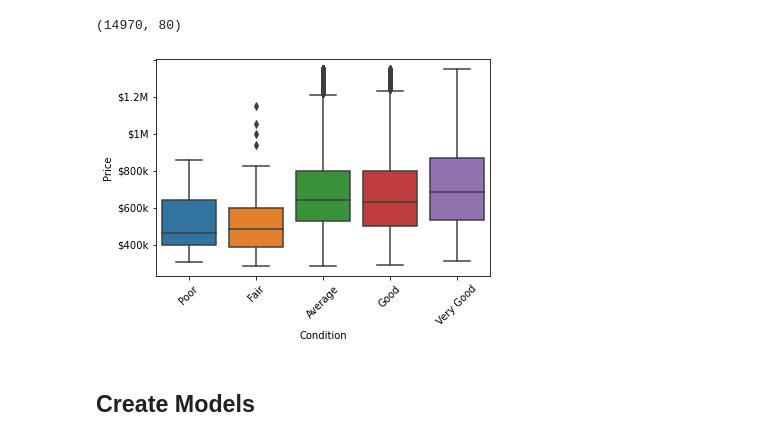
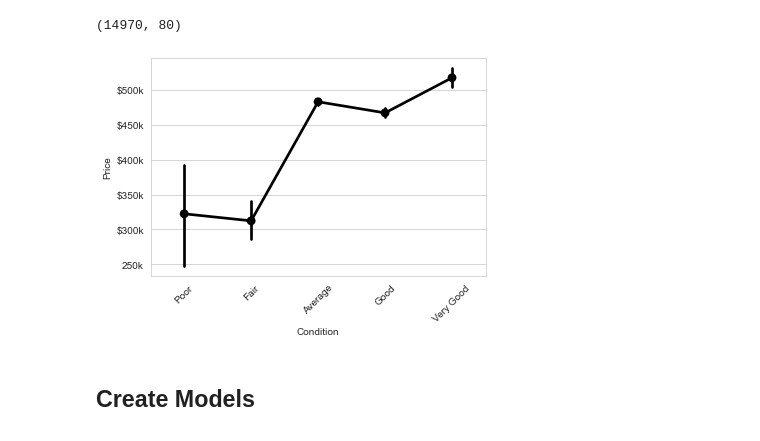
Before and after one commit to baget246/dsc-phase-2-project-v2-3, a Jupyter notebook: final.ipynb, the cells around one changed output. Saved outputs shown, nothing was run; the diff lists cells and outputs as text; code cells hidden in the pictures.

Commit message:
added point plot

```diff
--- a/final.ipynb
+++ b/final.ipynb
@@ -134,16 +134,17 @@ outlier_dropped_df.shape
 # %%
 # Create boxplots to demonstrate relationship between condition and price
 xlabels = ['Poor', 'Fair', 'Average', 'Good', 'Very Good']
-ylabels = ['$200k', '$400k', '$600k', '$800k', '$1M', '$1.2M']
-ax = sns.boxplot(x="condition", y="price", data=outlier_dropped_df)
+ylabels = ['$200k', '250k', '$300k', '$350k', '$400k', '$450k', '$500k']
+sns.set_style('whitegrid')
+ax = sns.pointplot(x="condition", y="price", data=outlier_dropped_df, color = 'black')
 ax.set_xticklabels(xlabels)
 plt.xticks(rotation = 45)
 ax.set_yticklabels(ylabels)
 ax.set_ylabel('Price')
 ax.set_xlabel('Condition')
 plt.show()
 # %% [output]
-[figure, old version]
+[figure, new version]
 # %% [markdown]
 ## Create Models
 # %%
```
